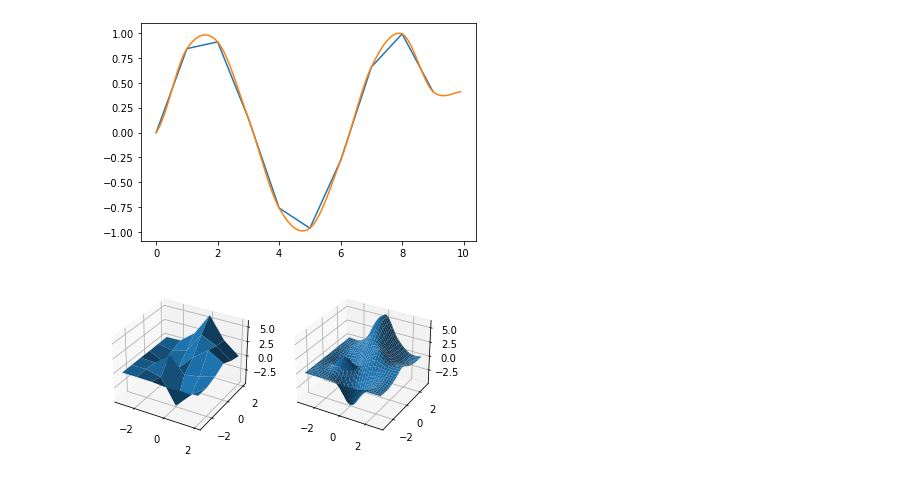
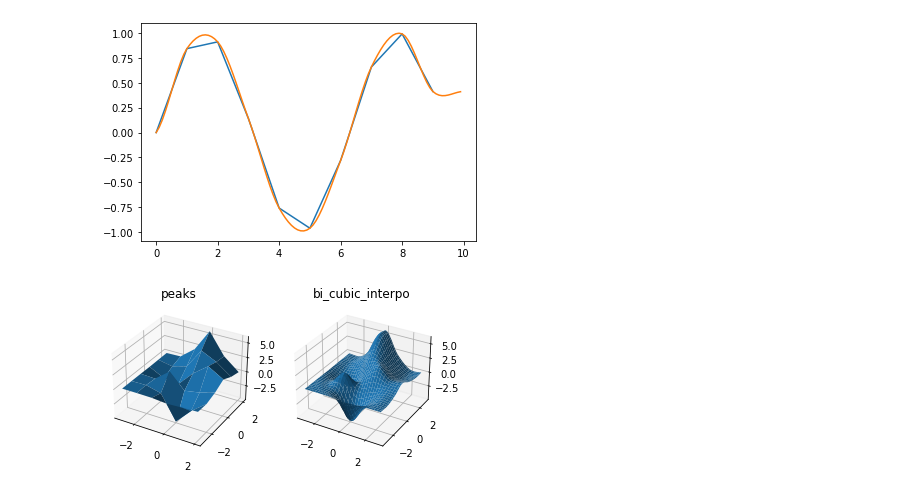
Before and after one commit to waiting4love/CubicInterpo, a Jupyter notebook: CubicInterpo.ipynb, the cells around one changed output. Cells and saved outputs as stored; diff of their text form; code cells hidden in the pictures.

```diff
--- a/CubicInterpo.ipynb
+++ b/CubicInterpo.ipynb
@@ -19,14 +17,14 @@ plt.show()
 # %% [output]
 [figure]
 # %%
-def CubicInterpo(src, pos):
+def cubic_interpo(src, pos):
     oy = int(pos)  # 取整
     dy = pos - oy # 取小数
     if dy == 0:
         return src[oy]
     grayValue = 0 # 初始化
     for n in range(-1,3): # 取-1,0,1,2
-        k1 = BiCubicInterpolator(dy - n) # 取插值系数
+        k1 = get_cubic(dy - n) # 取插值系数
         oy2 = np.clip(oy + n, 0, len(src) - 1) # 取边界值
         grayValue += k1 * src[oy2] # 插值
     return grayValue # 返回插值结果
@@ -35,7 +33,7 @@ x = np.arange(0,  10,  1)
 y_sin = np.sin(x)
 
 x2 = np.arange(0,10,0.1)
-y_sin2 = np.array([CubicInterpo(y_sin, p) for p in x2])
+y_sin2 = np.array([cubic_interpo(y_sin, p) for p in x2])
 
 plt.plot(x, y_sin)
 plt.plot(x2, y_sin2)
@@ -63,30 +81,31 @@ def CubicInterpo2(src, x, y):
+# %%
+def peaks(x, y):
+    return 3*(1-x)**2*np.exp(-(x**2) - (y+1)**2) - 10*(x/5 - x**3 - y**5)*np.exp(-x**2-y**2) - 1/3*np.exp(-(x+1)**2 - y**2)
+# %%
+x = np.arange(-3,3,1)
+y = np.arange(-3,3,1)
+x_2d, y_2d = np.meshgrid(x, y)
+z = peaks(x_2d, y_2d)
+
+x2 = np.arange(-3,3,0.1)
+y2 = np.arange(-3,3,0.1)
 # %%
-def Peaks(x, y):
-    return 3*(1-x)**2*np.exp(-(x**2) - (y+1)**2) - 10*(x/5 - x**3 - y**5)*np.exp(-x**2-y**2) - 1/3*np.exp(-(x+1)**2 - y**2)
-
-x = np.arange(-3,3,1)
-y = np.arange(-3,3,1)
-x_2d, y_2d = np.meshgrid(x, y)
-z = Peaks(x_2d, y_2d)
-
-x2 = np.arange(-3,3,0.1)
-y2 = np.arange(-3,3,0.1)
-
 z2 = np.empty((len(y2), len(x2)))
 for yi,yy in enumerate(y2):
     for xi,xx in enumerate(x2):
-        z2[yi, xi] = CubicInterpo2(z, xx+3, yy+3)
+        z2[yi, xi] = bi_cubic_interpo(z, xx+3, yy+3) # 要转换坐标系的坐标
 
 fig = plt.figure()
 
 ax1 = fig.add_subplot(121, projection='3d')
+ax1.title.set_text('peaks')
 ax1.plot_surface(x_2d, y_2d, z)
-
 
 x_2d2, y_2d2= np.meshgrid(x2, y2)
 ax2 = fig.add_subplot(122, projection='3d')
+ax2.title.set_text('bi_cubic_interpo')
 ax2.plot_surface(x_2d2, y_2d2, z2)
 
 plt.show()
 # %% [output]
-[figure, old version]
+[figure, new version]
```
Also changed, not shown: parts of 5 cells of this notebook.
